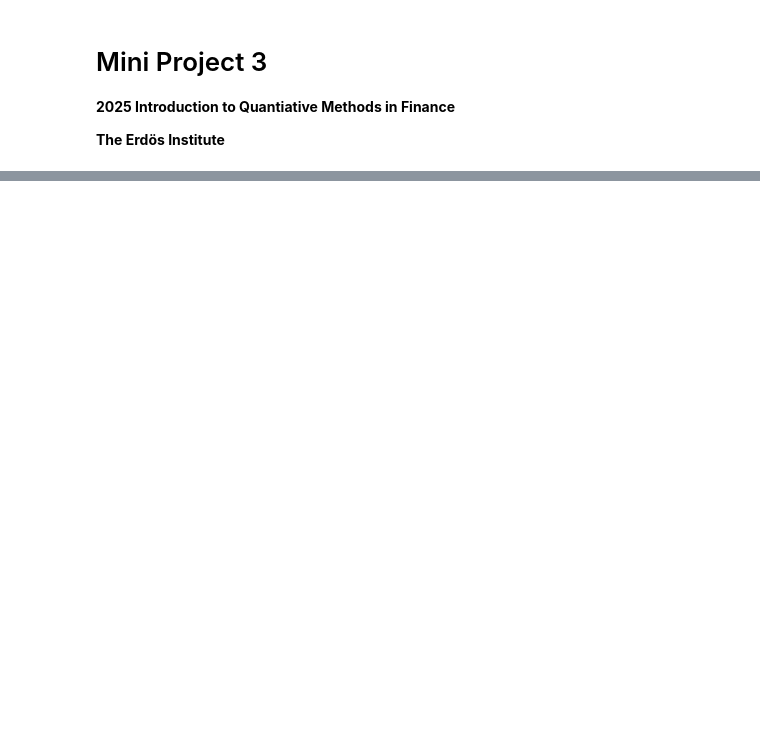
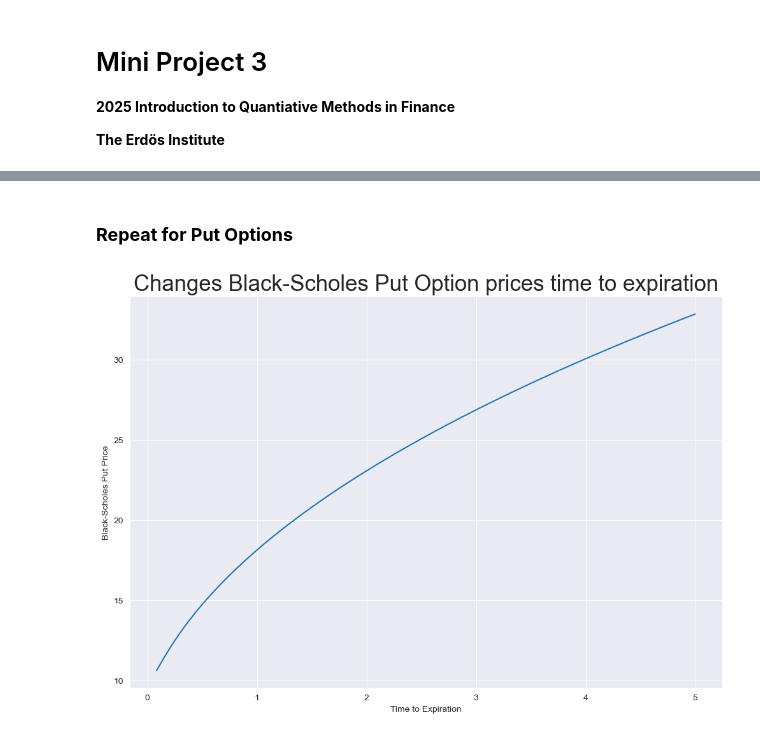
Before and after one commit to tzjsw/Erdos-summer-2025-quant-finance, a Jupyter notebook: Mini Project 3.ipynb, the cells around one changed output, grey strips where cells are left out. Cells and saved outputs as stored; diff of their text form; code cells hidden in the pictures; blank space fills up the shorter version.

```diff
--- a/Mini Project 3.ipynb
+++ b/Mini Project 3.ipynb
@@ -93,0 +123,12 @@ plt.show()
+# %% [markdown]
+### **Repeat for Put Options**
+# %%
+put_prices = [bs_put(S0, K, sigma, t=times[i]) for i in range(len(times))]
+plt.figure(figsize = (12,8))
+plt.title('Changes Black-Scholes Put Option prices time to expiration', size = 25)
+plt.plot(times, put_prices)
+plt.xlabel('Time to Expiration')
+plt.ylabel('Black-Scholes Put Price')
+plt.show()
+# %% [output]
+[figure, added]
```
Also changed, not shown: parts of 6 cells of this notebook, 5 other files.
